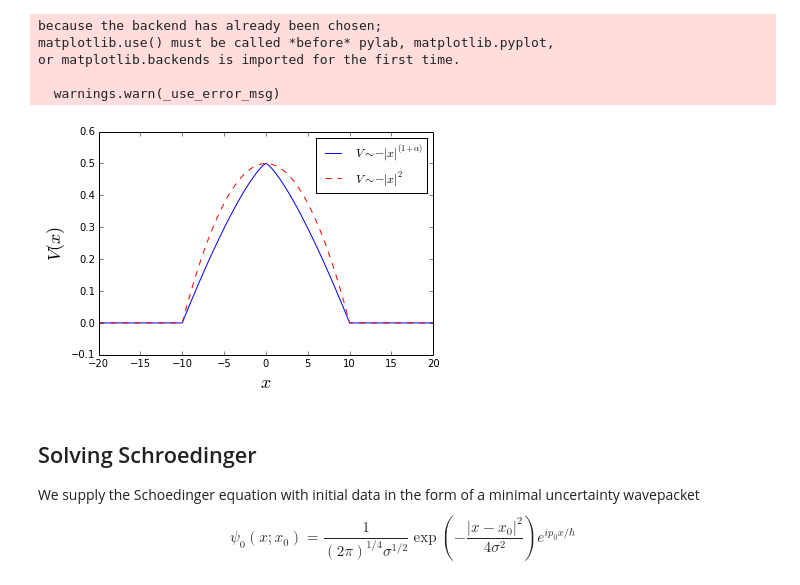
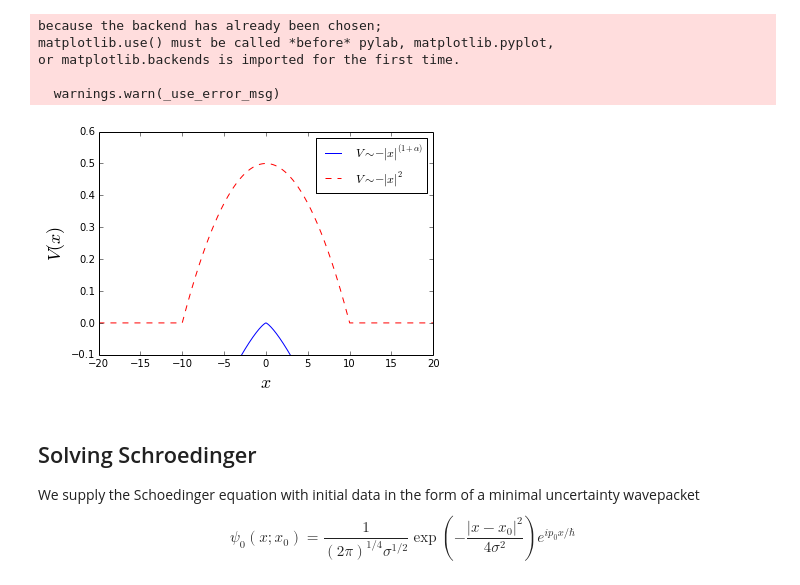
Before and after one commit to khadetushar/pySchrodinger, a Jupyter notebook: 1D Schroedinger Solver.ipynb, the cells around one changed output. Cells and saved outputs as stored; diff of their text form; code cells hidden in the pictures.

```diff
--- a/1D Schroedinger Solver.ipynb
+++ b/1D Schroedinger Solver.ipynb
@@ -103,21 +103,21 @@ or matplotlib.backends is imported for the first time.
 # %%
 def PlotPotential(e, ell, zero = 1):
     xfine = np.arange(-100, 100, .01).astype(np.float)
     ax = plt.figure().add_subplot(111)
     ax.plot(xfine,
-            localizedSmoothPotential(ell, xfine, e, zero),'b-',
+            localizedSmoothPotential(ell, xfine, e, zero)-0.5,'b-',
             label = '$V\\sim -|x|^{(1+ \\alpha)}$')
     ax.plot(xfine,
             localizedSmoothPotential(ell, xfine, 2, zero),'r--',
             label = '$V\\sim -|x|^{2}$')
     ax.legend(loc = "best")
     ax.set_xlim(-20, 20)
     ax.set_ylim(-.1, .6)
     ax.set_xlabel('$x$', fontsize = 18)
     ax.set_ylabel('$V(x)$', fontsize = 18)
 PlotPotential(1.3, 0, zero = 10)
 # %% [output]
-[figure, old version]
+[figure, new version]
 # %% [markdown]
 Solving Schroedinger
 -----
```
Also changed, not shown: parts of 8 cells of this notebook.
